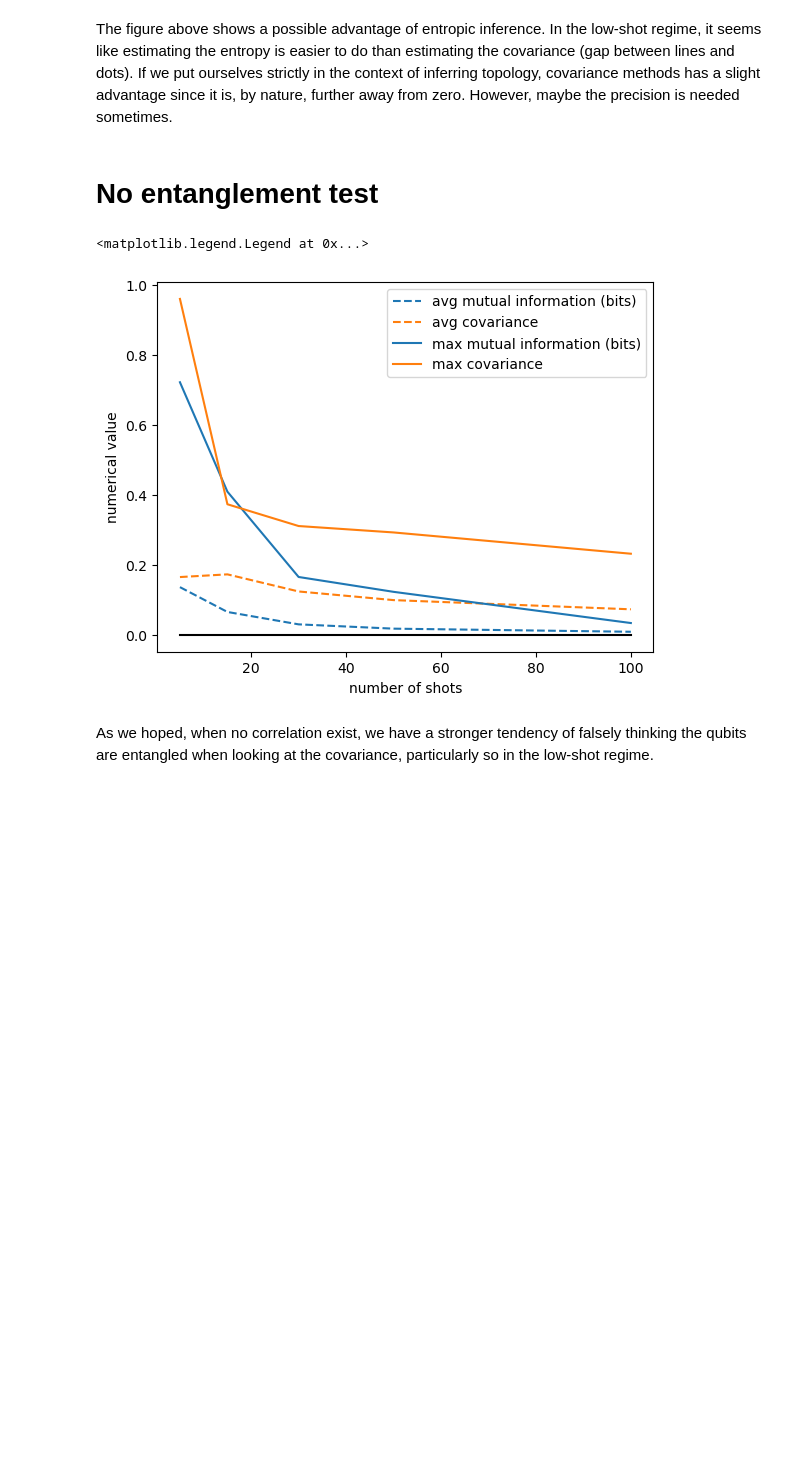
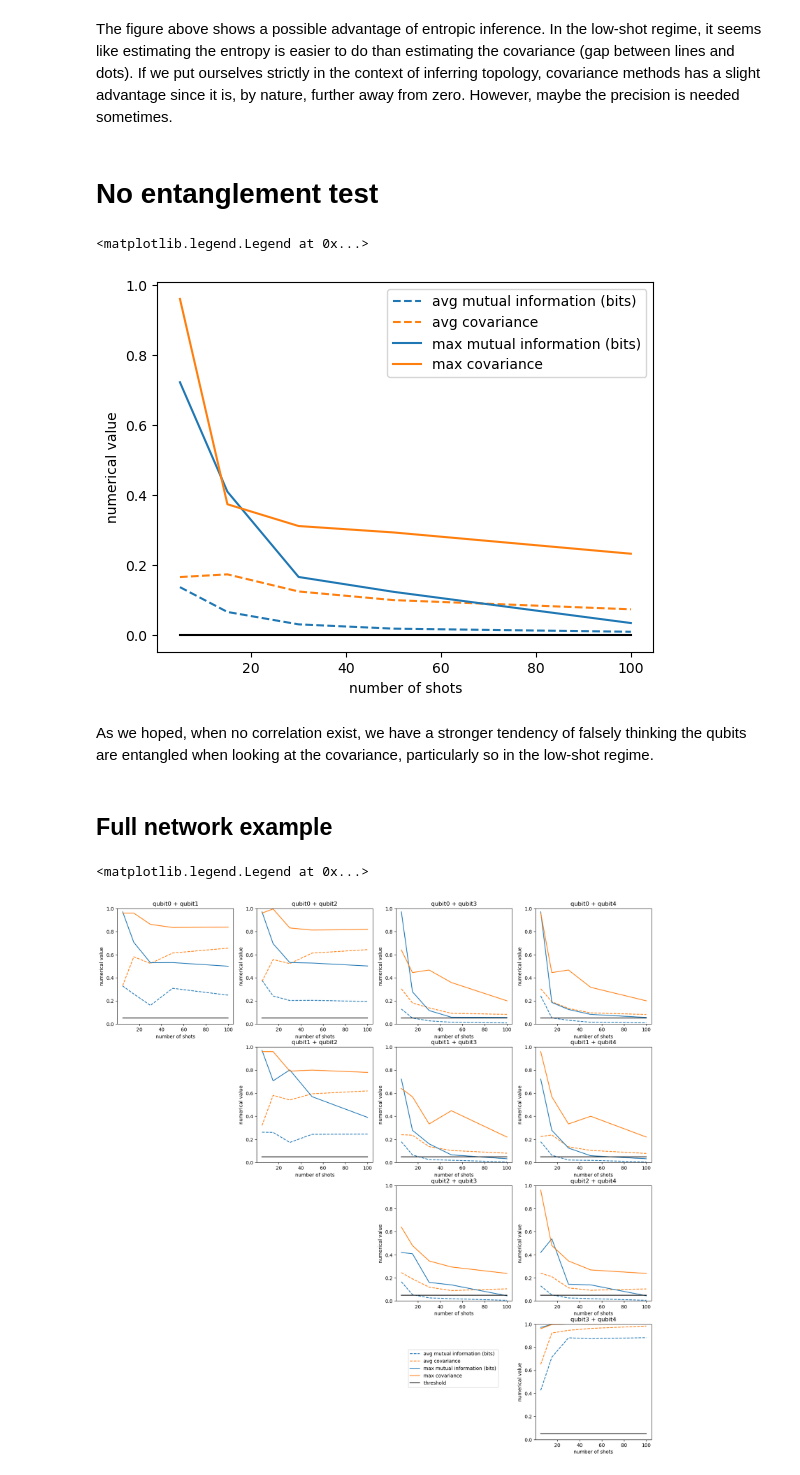
Before and after one commit to ChitambarLab/qNetTI, a Jupyter notebook: demos/covariance_vs_entropic_inference_shot_noise.ipynb, the cells around one changed output. Cells and saved outputs as stored; diff of their text form; code cells hidden in the pictures; blank space fills up the shorter version.

Commit message:
add 5-qubit network example

```diff
--- a/demos/covariance_vs_entropic_inference_shot_noise.ipynb
+++ b/demos/covariance_vs_entropic_inference_shot_noise.ipynb
@@ -68,7 +68,6 @@ def plot_result(shots_list, char_mat_data, cov_mat_data, idx_1=0, idx_2=1):
     )
     plt.xlabel("number of shots")
     plt.ylabel("numerical value")
-    plt.legend()
 # %% [markdown]
 ## Bell Pair Test
 # %%
@@ -211,3 +210,5 @@ plt.legend()
 [figure]
 # %% [markdown]
 As we hoped, when no correlation exist, we have a stronger tendency of falsely thinking the qubits are entangled when looking at the covariance, particularly so in the low-shot regime.
+# %% [markdown]
+## Full network example
@@ -213,0 +228,38 @@ As we hoped, when no correlation exist, we have a stronger tendency of falsely t
+# %%
+shots_list = [5, 15, 30, 50, 100]
+trial = 30
+
+char_mat_data = [
+    [
+        characteristic_matrix_inference(
+            network_prep_node(), num_steps=30, step_size=0.05, shots=shots
+        )
+        for t in range(trial)
+    ]
+    for shots in shots_list
+]
+cov_mat_data = [
+    [
+        covariance_matrix_inference(network_prep_node(), num_steps=30, step_size=0.05, shots=shots)
+        for t in range(trial)
+    ]
+    for shots in shots_list
+]
+# %%
+plt.figure(figsize=(25,25))
+for i in range(0,5):
+    for j in range(i+1, 5):
+        plt.subplot(5,5,i*5 + j)
+
+        idx_1 = i
+        idx_2 = j
+
+        plot_result(shots_list, char_mat_data, cov_mat_data, idx_1=idx_1, idx_2=idx_2)
+        plt.plot(shots_list, [0.05 for s in shots_list], "k", label="threshold")
+        plt.title("qubit" + str(idx_1) + " + qubit" + str(idx_2))
+        plt.ylim([0,1])
+
+plt.legend(bbox_to_anchor=(-0.3, 0.8))
+# %% [output]
+<matplotlib.legend.Legend at 0x...>
+[figure, added]
```
Also changed, not shown: parts of 1 cell of this notebook.
